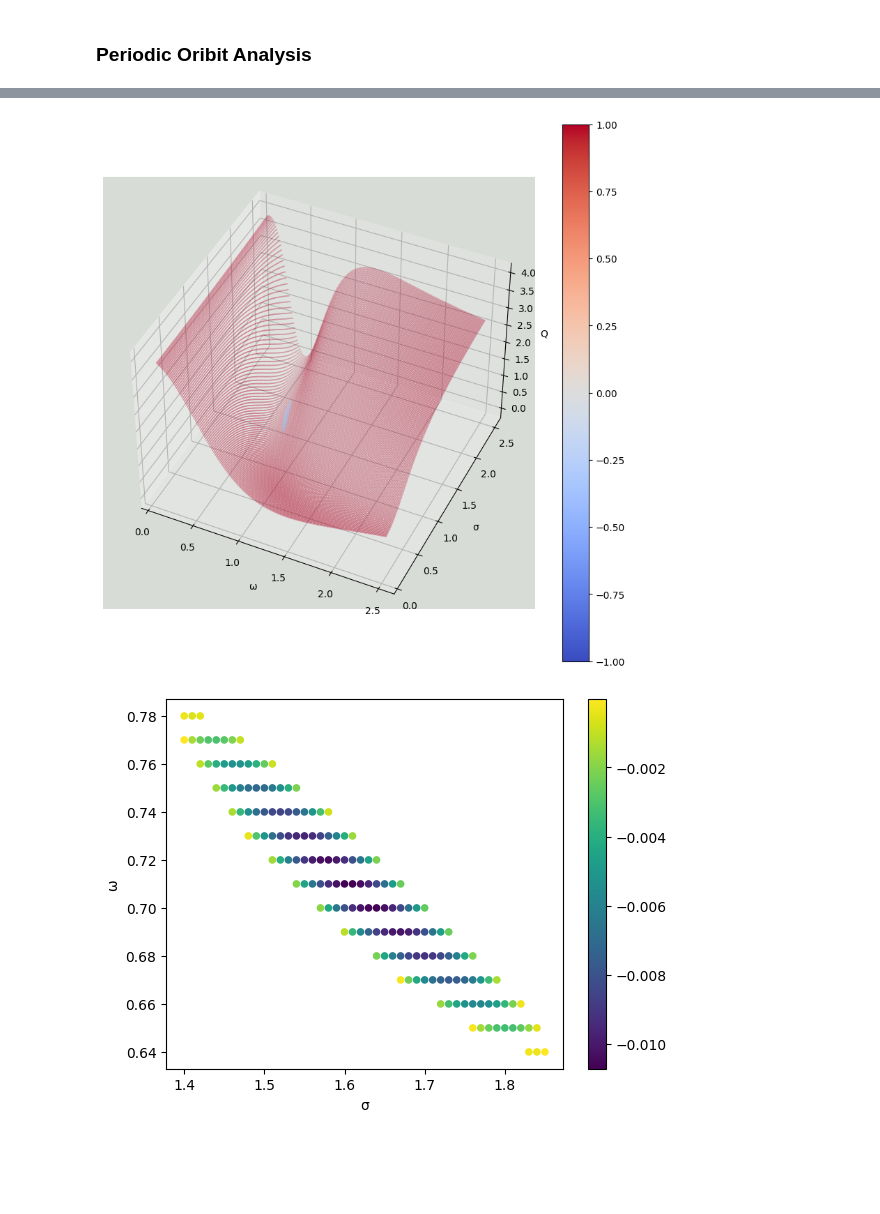
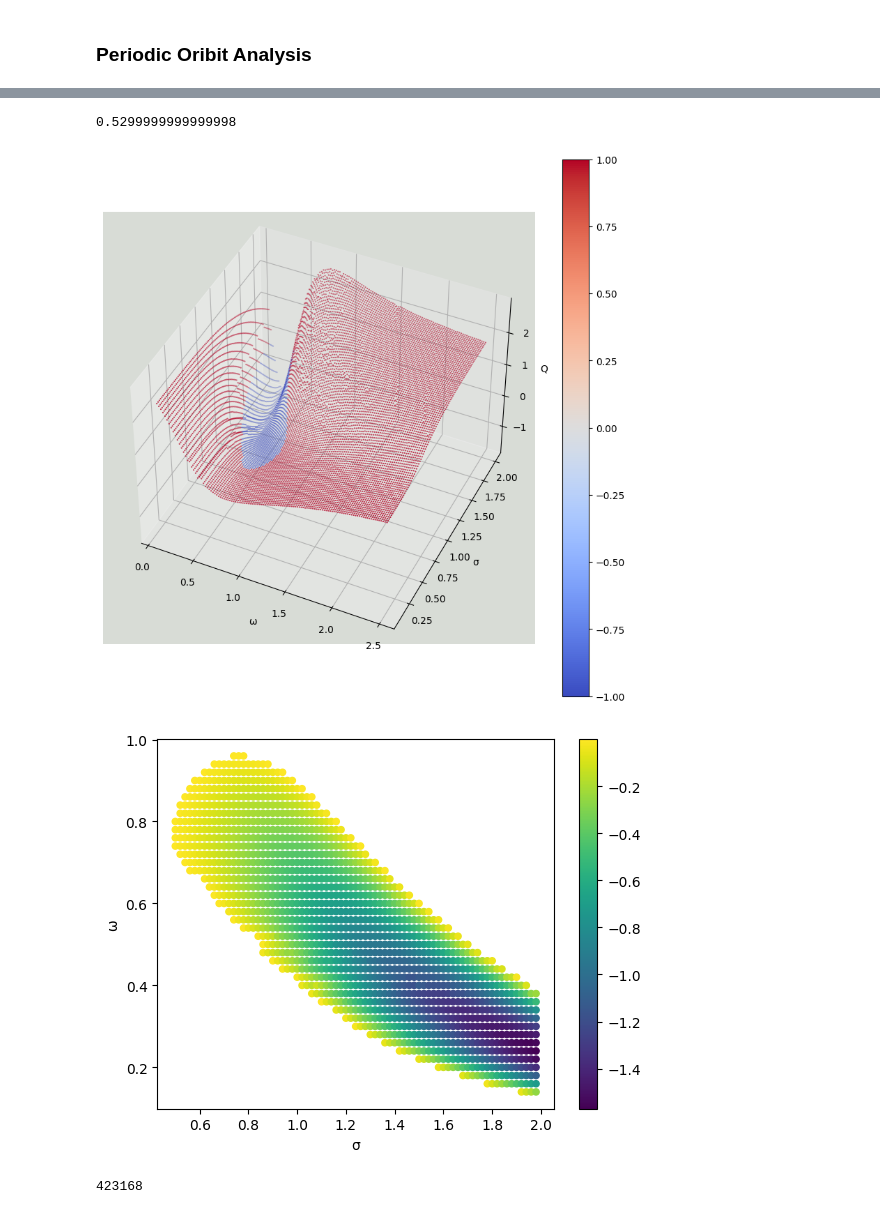
Before and after one commit to nbj2008/wilson_cowan_2d, a Jupyter notebook: notebooks/Stability Analysis.ipynb, the cells around one changed output, grey strips where cells are left out. Drawn from its saved outputs; the diff is of its cells as text; code cells hidden in the pictures; blank space fills up the shorter version.

```diff
--- a/notebooks/Stability Analysis.ipynb
+++ b/notebooks/Stability Analysis.ipynb
@@ -39,7 +40,7 @@ The autoreload extension is already loaded. To reload it, use:
 ω = 0.8
 
 u_bar, v_bar = np.array([0.424, 0.204])
-param = wcp.DefaultParams(τ = np.array([τe, τi]), η = 0.1, size = 2**8, σ = np.array([σe, σi])
+param = wcp.DefaultParams(τ = np.array([τe, τi]), η = 0.1, size = 2**8, σ = np.array([σe, σi]))
 
 rang = np.linspace(0,100, 10_000)
 dw_test = sta.calc_Dω_range(param, (u_bar, v_bar), 1, (2,3,5), rang)
@@ -54,4 +57,6 @@ _ = plt.hlines(0,0,1_000, color='r', linestyle=":")
 # %%
 ωs = np.linspace(0, 1, 10)
 σs = τs = np.linspace(0.5,1,21)
+# %%
+period = 0.18
 # %%
@@ -132,5 +203,5 @@ On iter:  57500, params <- σ:1.5, τ:0.27, ω:2.5, Q:2.6
 # %%
-out = pd.DataFrame(output)
+out = pd.DataFrame(test_output)
 # output_saves[τ] = out
 out.loc[lambda x: x.Q < 0].min(axis=0)
 # %% [output]
@@ -142,9 +239,12 @@ dtype: float64
 # %%
-fig_name = f"linear_stability_tau-{τ}.png"
+τemp = out.τ.unique()[32]
+dat = out.loc[lambda x: x.τ == τemp]
+
+fig_name = f"linear_stability_tau-{τemp}.png"
 ax = plt.figure(figsize=(10,10)).add_subplot(projection='3d')
 
-im = ax.scatter(out.ω, out.σ, np.sign(out.Q)*(np.abs(out.Q)), c=np.sign(out.Q)
-                , s=0.02, cmap=cm.coolwarm)
+im = ax.scatter(dat.ω, dat.σ, np.sign(dat.Q)*(np.abs(dat.Q)), c=np.sign(dat.Q)
+                , s=0.25, cmap=cm.coolwarm)
 _ = ax.set_ylabel('σ')
 _ = ax.set_xlabel('ω')
 _ = ax.set_zlabel('Q')
@@ -152,21 +252,23 @@ _ = ax.set_zlabel('Q')
 ax.set_facecolor('xkcd:light gray')
 ax.view_init(42, -65)
 
+τemp
 _ = plt.colorbar(im)
 
 # plt.savefig(os.path.join(img_path, fig_name), bbox_inches='tight')
 # %% [output]
+0.5299999999999998
-[figure, old version]
+[figure, new version]
 # %%
 fig_name = f"linear_stability_negitive_projection_tau-{τ}.png"
-dat = out.loc[lambda x: x.Q <0][['ω', 'σ', 'Q']]
-_ = plt.scatter(dat.σ, dat.ω, s=20, cmap=cm.viridis, c=dat.Q)
+sdat = dat.loc[lambda x: x.Q <0][['ω', 'σ', 'Q']]
+_ = plt.scatter(sdat.σ, sdat.ω, s=20, cmap=cm.viridis, c=sdat.Q)
 _ = plt.xlabel("σ")
 _ = plt.ylabel("ω")
 _ = plt.colorbar()
 
 # plt.facecolor('xkcd:light gray')
 
 # plt.savefig(os.path.join(img_path, fig_name), bbox_inches='tight')
 # %% [output]
-[figure, old version]
+[figure, new version]
@@ -172,0 +305,4 @@ _ = plt.colorbar()
+# %%
+out.size
+# %% [output]
+423168
```
Also changed, not shown: parts of 21 cells of this notebook, 6 other files.
